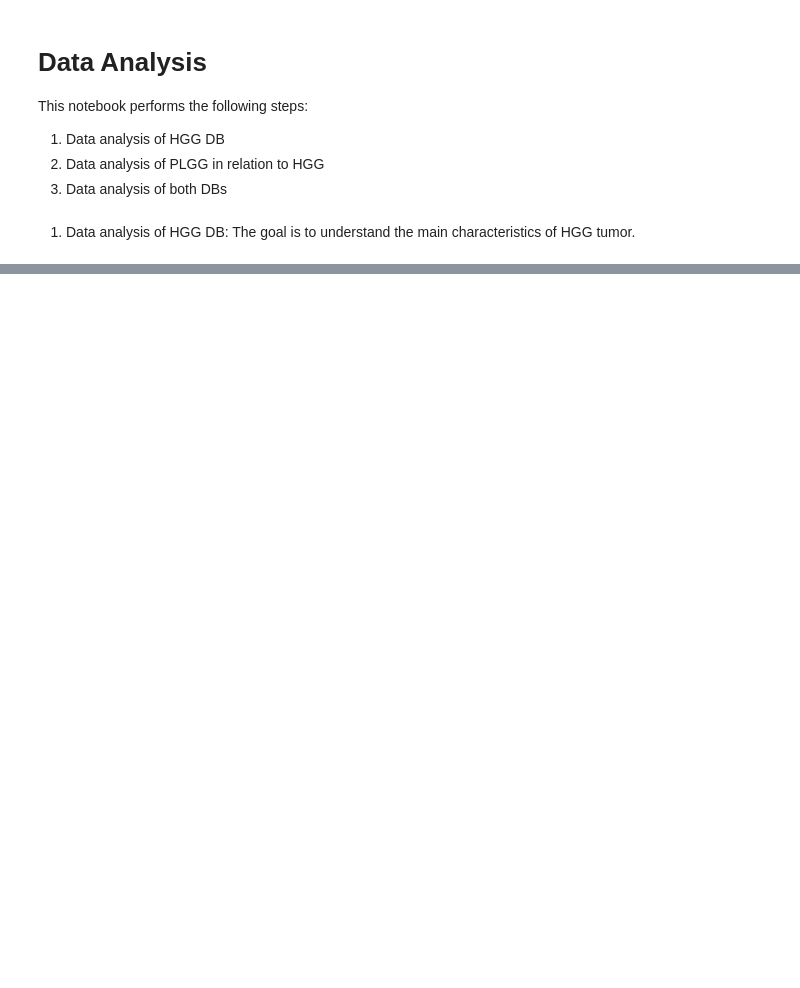
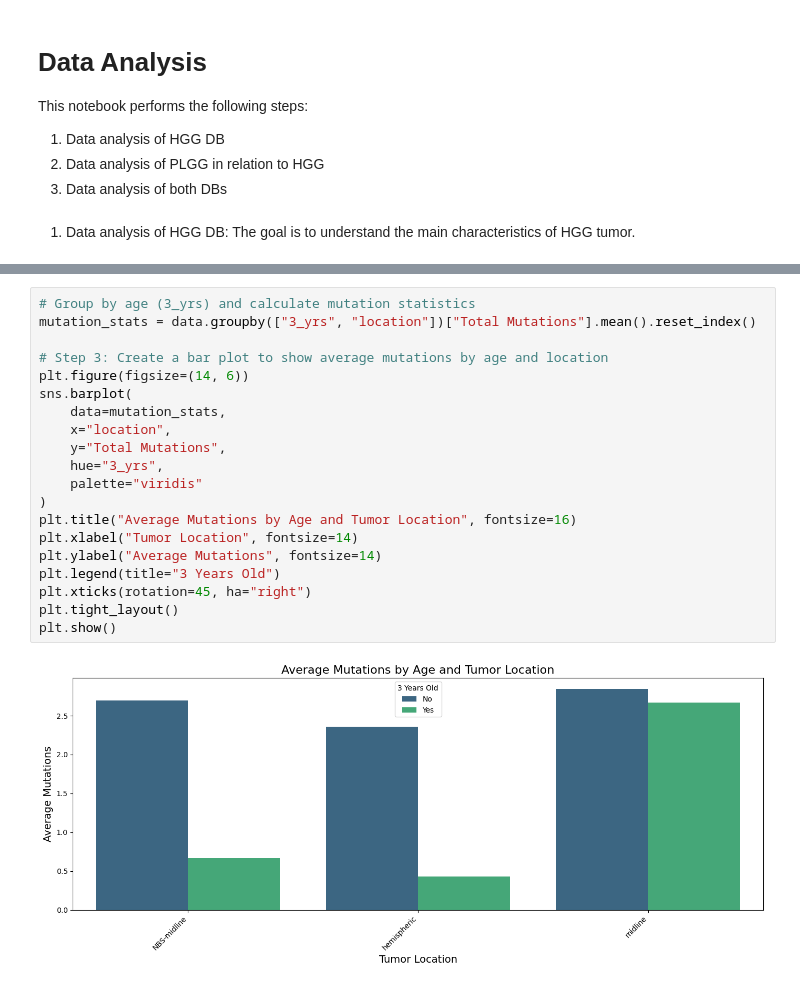
Before and after one commit to In-is/Final-Project-Inbal-and-Mor, a Jupyter notebook: notebooks/data_analysis.ipynb, the cells around one changed output, grey strips where cells are left out. Drawn from its saved outputs; the diff is of its cells as text; blank space fills up the shorter version.

```diff
--- a/notebooks/data_analysis.ipynb
+++ b/notebooks/data_analysis.ipynb
@@ -113,0 +273,22 @@ We wanted to know if the genes can be listed or grouped into potential functiona
+# %%
+# Group by age (3_yrs) and calculate mutation statistics
+mutation_stats = data.groupby(["3_yrs", "location"])["Total Mutations"].mean().reset_index()
+
+# Step 3: Create a bar plot to show average mutations by age and location
+plt.figure(figsize=(14, 6))
+sns.barplot(
+    data=mutation_stats,
+    x="location",
+    y="Total Mutations",
+    hue="3_yrs",
+    palette="viridis"
+)
+plt.title("Average Mutations by Age and Tumor Location", fontsize=16)
+plt.xlabel("Tumor Location", fontsize=14)
+plt.ylabel("Average Mutations", fontsize=14)
+plt.legend(title="3 Years Old")
+plt.xticks(rotation=45, ha="right")
+plt.tight_layout()
+plt.show()
+# %% [output]
+[figure, added]
```
Also changed, not shown: parts of 8 cells of this notebook, 10 other files.
